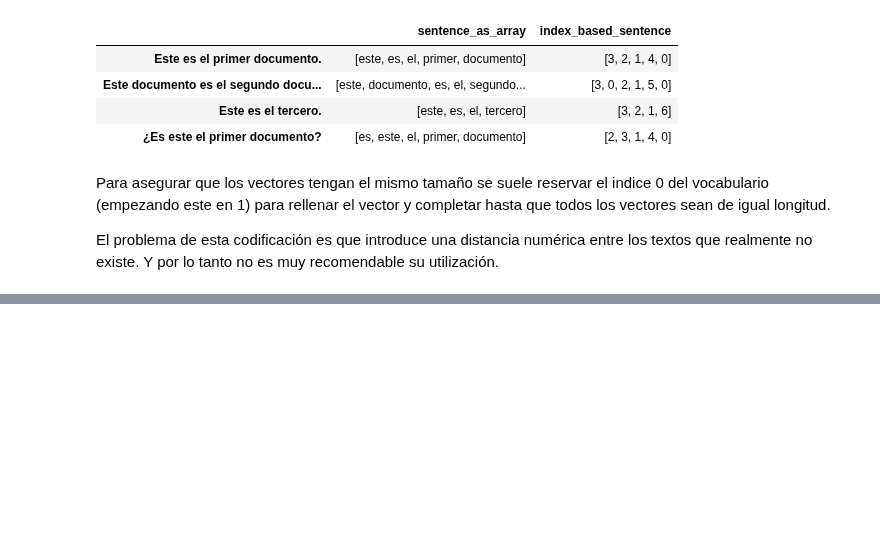
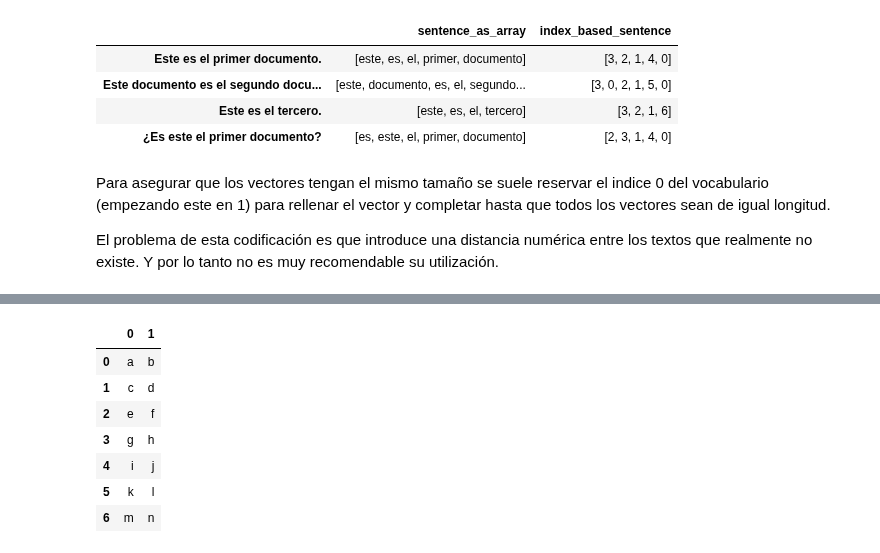
Before and after one commit to Jaimemorillo/ShouldIwatchThisMovie, a Jupyter notebook: memoria_encoding_textos.ipynb, the cells around one changed output, grey strips where cells are left out. Cells and saved outputs as stored; diff of their text form; code cells hidden in the pictures; blank space fills up the shorter version.

```diff
--- a/memoria_encoding_textos.ipynb
+++ b/memoria_encoding_textos.ipynb
@@ -209,0 +267,12 @@ Word embeddings son un conjunto de técnicas de procesamiento del lenguaje natur
+# %%
+M = [['a', 'b'], ['c', 'd'], ['e', 'f'], ['g','h'], ['i', 'j'], ['k', 'l'], ['m', 'n']]
+pd.DataFrame(M) #7*2
+# %% [output]
+|  | 0 | 1 |
+| 0 | a | b |
+| 1 | c | d |
+| 2 | e | f |
+| 3 | g | h |
+| 4 | i | j |
+| 5 | k | l |
+| 6 | m | n |
```
Also changed, not shown: parts of 13 cells of this notebook.
